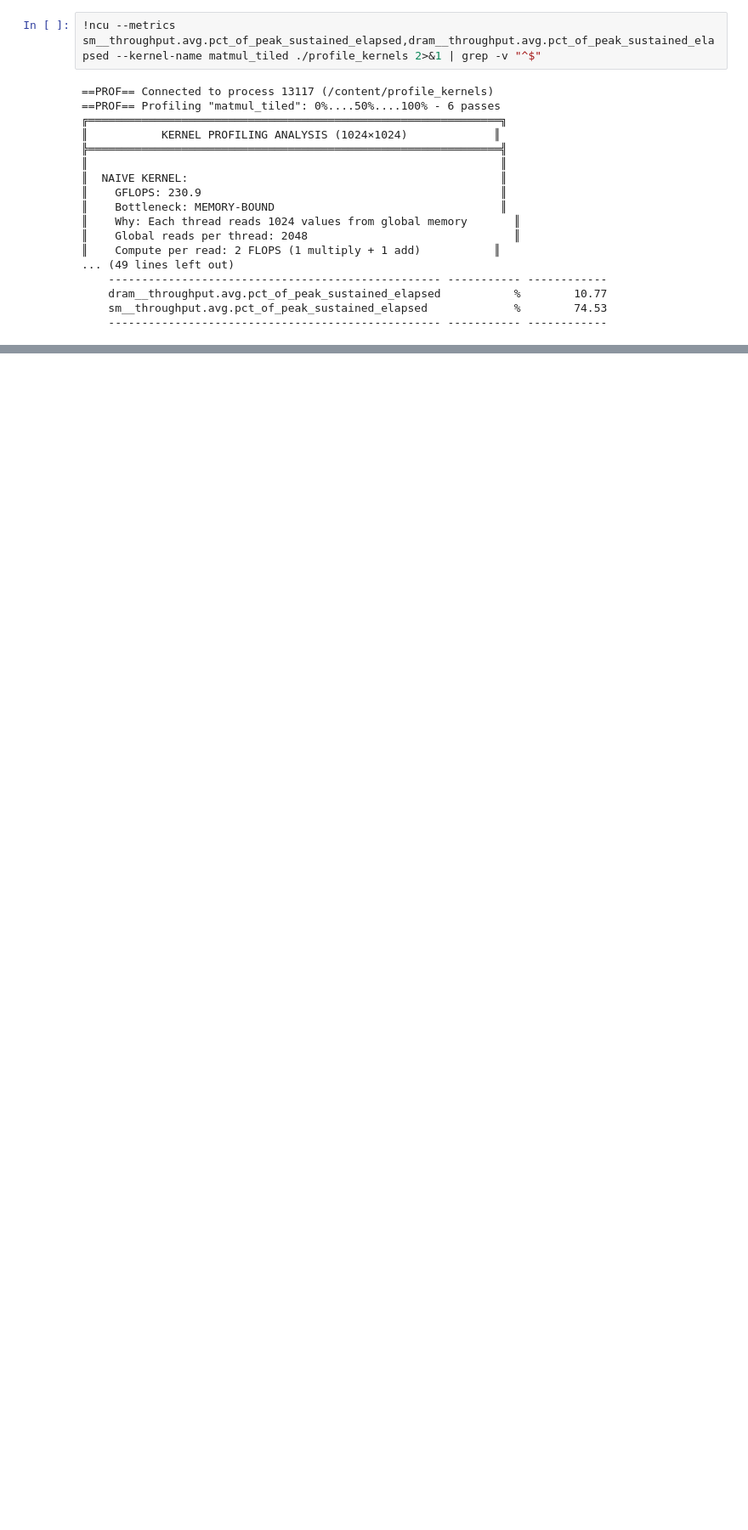
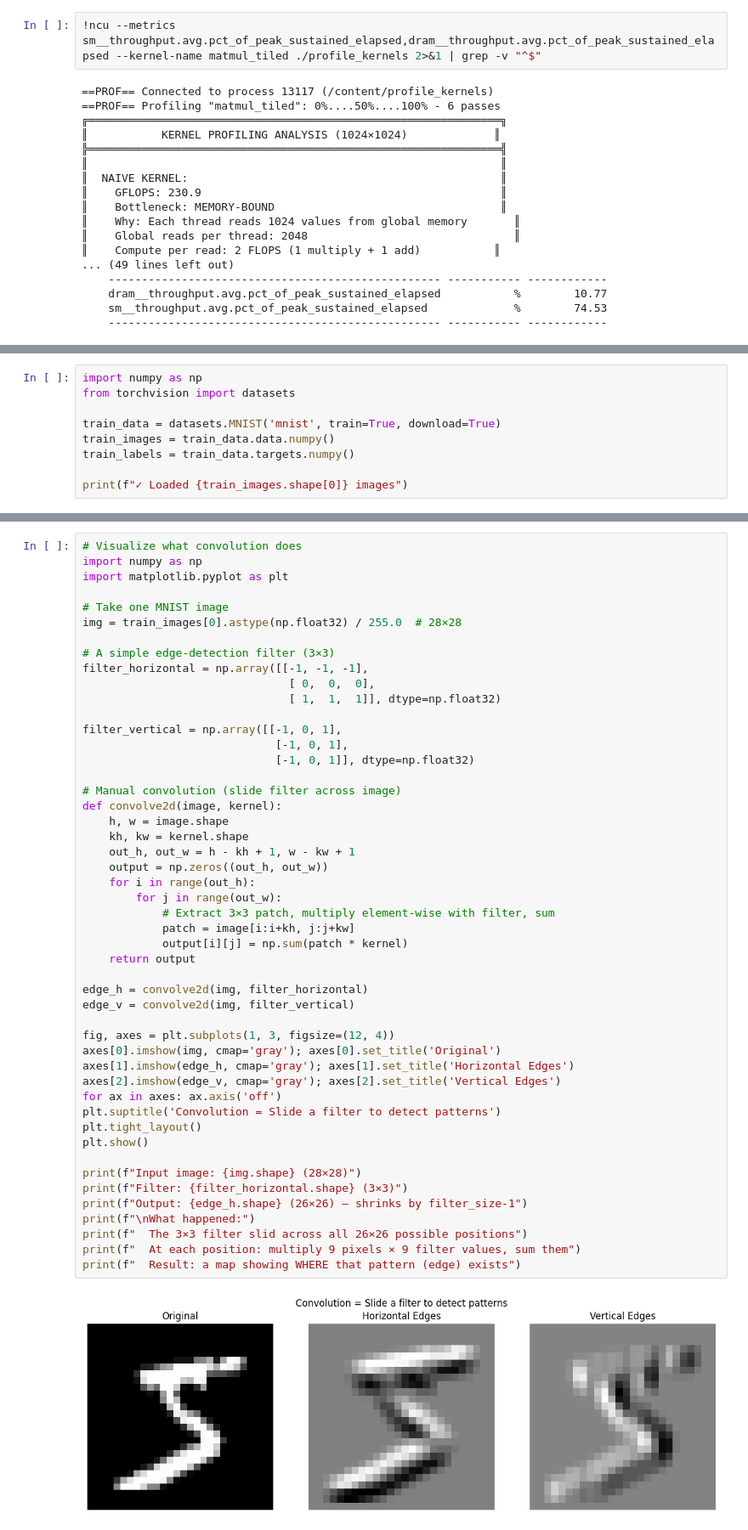
Before and after one commit to ashokmulchandani/CUDA-GPU-Colab-Computer-Vision-Project-Ashok-1, a Jupyter notebook: 1_Ashok_CUDA.ipynb, the cells around one changed output, grey strips where cells are left out. Shown at 85% size. Saved outputs shown, nothing was run; the diff lists cells and outputs as text; blank space fills up the shorter version.

```diff
--- a/1_Ashok_CUDA.ipynb
+++ b/1_Ashok_CUDA.ipynb
@@ -1828,0 +2917,9 @@ nvcc warning : Support for offline compilation for architectures prior to '<comp
+# %%
+import numpy as np
+from torchvision import datasets
+
+train_data = datasets.MNIST('mnist', train=True, download=True)
+train_images = train_data.data.numpy()
+train_labels = train_data.targets.numpy()
+
+print(f"✓ Loaded {train_images.shape[0]} images")
@@ -1828,0 +2928,51 @@ nvcc warning : Support for offline compilation for architectures prior to '<comp
+# %%
+# Visualize what convolution does
+import numpy as np
+import matplotlib.pyplot as plt
+
+# Take one MNIST image
+img = train_images[0].astype(np.float32) / 255.0  # 28×28
+
+# A simple edge-detection filter (3×3)
+filter_horizontal = np.array([[-1, -1, -1],
+                               [ 0,  0,  0],
+                               [ 1,  1,  1]], dtype=np.float32)
+
+filter_vertical = np.array([[-1, 0, 1],
+                             [-1, 0, 1],
+                             [-1, 0, 1]], dtype=np.float32)
+
+# Manual convolution (slide filter across image)
+def convolve2d(image, kernel):
+    h, w = image.shape
+    kh, kw = kernel.shape
+    out_h, out_w = h - kh + 1, w - kw + 1
+    output = np.zeros((out_h, out_w))
+    for i in range(out_h):
+        for j in range(out_w):
+            # Extract 3×3 patch, multiply element-wise with filter, sum
+            patch = image[i:i+kh, j:j+kw]
+            output[i][j] = np.sum(patch * kernel)
+    return output
+
+edge_h = convolve2d(img, filter_horizontal)
+edge_v = convolve2d(img, filter_vertical)
+
+fig, axes = plt.subplots(1, 3, figsize=(12, 4))
+axes[0].imshow(img, cmap='gray'); axes[0].set_title('Original')
+axes[1].imshow(edge_h, cmap='gray'); axes[1].set_title('Horizontal Edges')
+axes[2].imshow(edge_v, cmap='gray'); axes[2].set_title('Vertical Edges')
+for ax in axes: ax.axis('off')
+plt.suptitle('Convolution = Slide a filter to detect patterns')
+plt.tight_layout()
+plt.show()
+
+print(f"Input image: {img.shape} (28×28)")
+print(f"Filter: {filter_horizontal.shape} (3×3)")
+print(f"Output: {edge_h.shape} (26×26) — shrinks by filter_size-1")
+print(f"\nWhat happened:")
+print(f"  The 3×3 filter slid across all 26×26 possible positions")
+print(f"  At each position: multiply 9 pixels × 9 filter values, sum them")
+print(f"  Result: a map showing WHERE that pattern (edge) exists")
+# %% [output]
+[figure, added]
```
Also changed, not shown: parts of 21 cells of this notebook.
